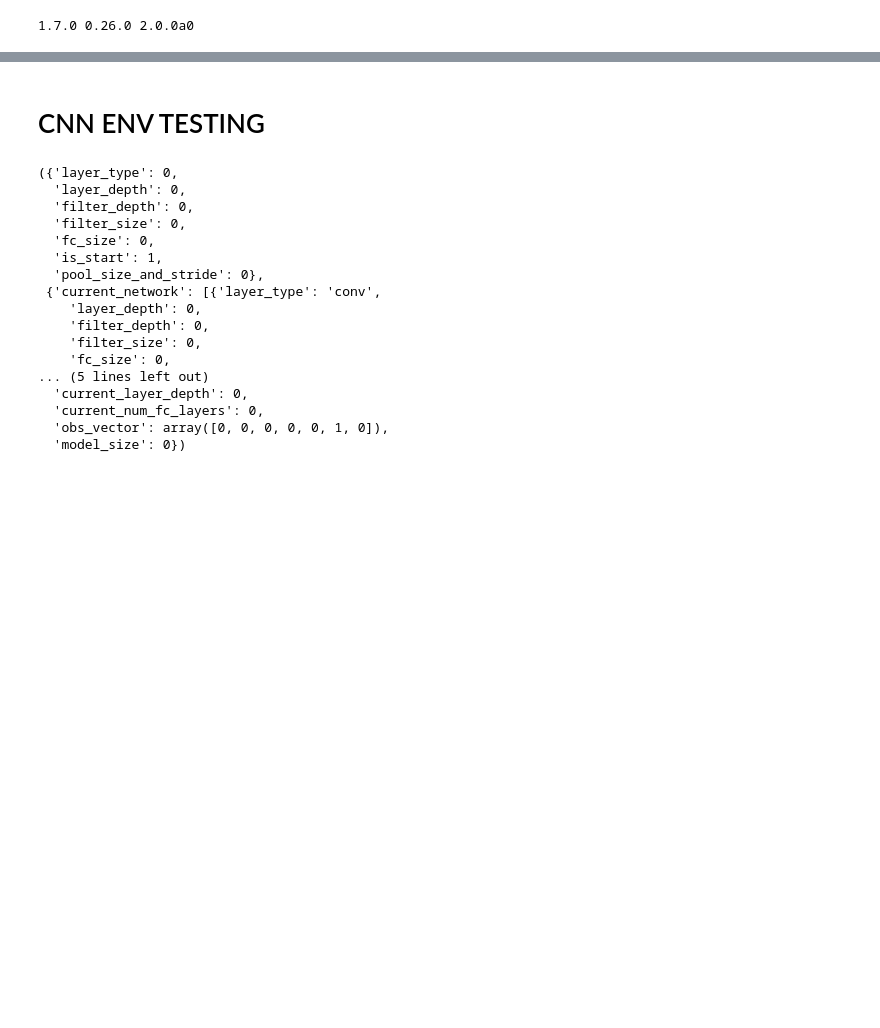
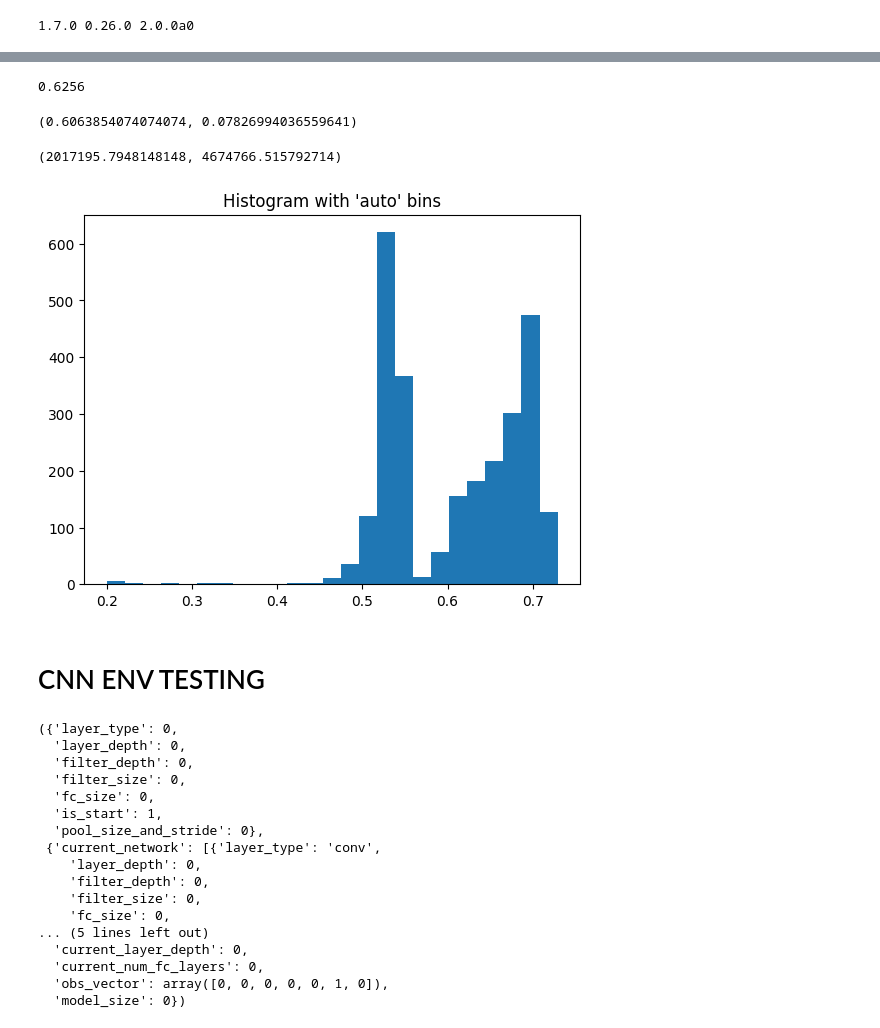
Before and after one commit to eshwarprasadS/Deep_RL_For_CNN, a Jupyter notebook: main_driver.ipynb, the cells around one changed output, grey strips where cells are left out. Drawn from its saved outputs; the diff is of its cells as text; code cells hidden in the pictures; blank space fills up the shorter version.

```diff
--- a/main_driver.ipynb
+++ b/main_driver.ipynb
@@ -30,3 +37,50 @@ log_path = "./logs"
+# %%
+top_list=[]
+ep_len_list=[]
+ep_reward_list=[]
+model_size_list=[]
+# %%
+avg_len = 0
+total = 0
+# %%
+for filename in glob.glob('logs\qlearner'+'/cnn/*.json'):
+    with open(filename, 'r') as f:
+        observation=json.load(f)
+        network_tuples, accuracy, size=observation['network_tuples'], observation['accuracy'], observation['model_size']
+        freq_dist[len(network_tuples)]+=1
+
+        top_list.append((network_tuples, accuracy, size))
+        ep_reward_list.append(accuracy)
+        ep_len_list.append(len(network_tuples))
+        model_size_list.append(size)
+        avg_len+=len(network_tuples)
+        total+=1
+
+        # print(filename)
+        # break
+# %%
+ep_reward_list[0]
+# %% [output]
+0.6256
+# %%
+ep_reward_list = np.array(ep_reward_list)
+np.mean(ep_reward_list), np.std(ep_reward_list)
+# %% [output]
+(0.6063854074074074, 0.07826994036559641)
+# %%
+model_sizes = np.array(model_size_list)
+np.mean(model_sizes), np.std(model_sizes)
+# %% [output]
+(2017195.7948148148, 4674766.515792714)
+# %%
+import matplotlib.pyplot as plt
+
+_ = plt.hist(ep_reward_list, bins='auto')  # arguments are passed to np.histogram
+
+plt.title("Histogram with 'auto' bins")
+plt.show()
+# %% [output]
+[figure, added]
 # %% [markdown]
 # CNN ENV TESTING
 # %%
```
Also changed, not shown: parts of 7 cells of this notebook, 1 other file.
